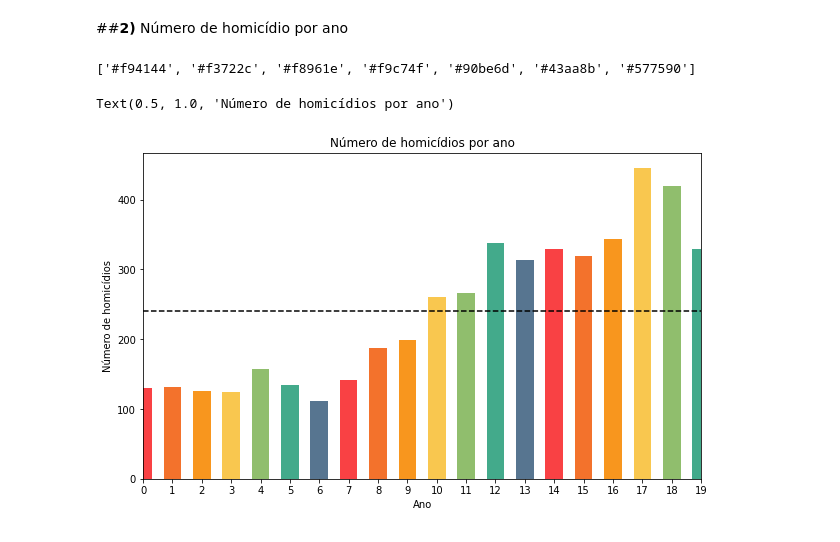
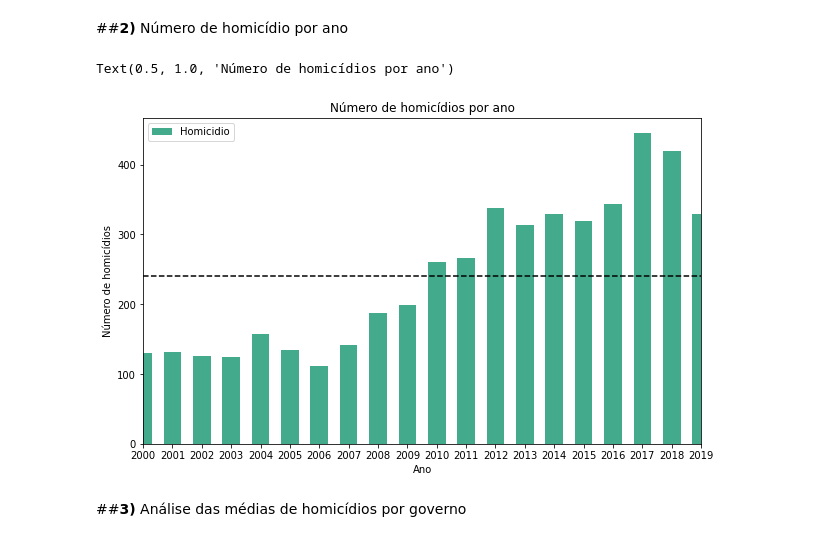
Before and after one commit to YasminForestti/Processo-seletivo-Analytica-2022, a Jupyter notebook: analise_homicidio_por_ano.ipynb, the cells around one changed output. Saved outputs shown, nothing was run; the diff lists cells and outputs as text; code cells hidden in the pictures.

```diff
--- a/analise_homicidio_por_ano.ipynb
+++ b/analise_homicidio_por_ano.ipynb
@@ -10,0 +9,14 @@ brasil = pd.read_csv("/brasil.csv")
+# %%
+brasil = pd.read_csv("/brasil.csv")
+homicidios= np.array(brasil['homicidios'])
+data = {
+    'Homicidio': homicidios
+}
+data
+df_brasil = pd.DataFrame(data, index= brasil['ano'])
+# %%
+data = {
+    'Homicidio': homicidios
+}
+data
+df_brasil = pd.DataFrame(data, index= brasil['ano'])
@@ -11,20 +25,18 @@ brasil = pd.read_csv("/brasil.csv")
 # %% [markdown]
 ##**2)** Número de homicídio por ano
-# %%
-colors=["#f94144","#f3722c","#f8961e","#f9c74f","#90be6d","#43aa8b","#577590"]
-# %% [output]
-['#f94144', '#f3722c', '#f8961e', '#f9c74f', '#90be6d', '#43aa8b', '#577590']
 # %%
 Media_homicidio_ano = sum(brasil['homicidios'])/len(brasil)
 Media_homicidio_vetor = [Media_homicidio_ano]*20
 # %%
-brasil['homicidios'].plot(kind = 'bar', color= colors, width = 0.6, figsize = (10,6), )
+df_brasil.plot(kind = 'bar', color= "#43aa8b", width = 0.6, figsize = (10,6), )
 plt.plot(Media_homicidio_vetor, '--' ,color = 'Black')
 plt.xticks(rotation=0)
 plt.xlim([0, 19])
 plt.xlabel('Ano')
 plt.ylabel('Número de homicídios')
 plt.title("Número de homicídios por ano")
 # %% [output]
 Text(0.5, 1.0, 'Número de homicídios por ano')
-[figure, old version]
+[figure, new version]
+# %% [markdown]
+##**3)** Análise das médias de  homicídios por governo
```
Also changed, not shown: parts of 7 cells of this notebook.
